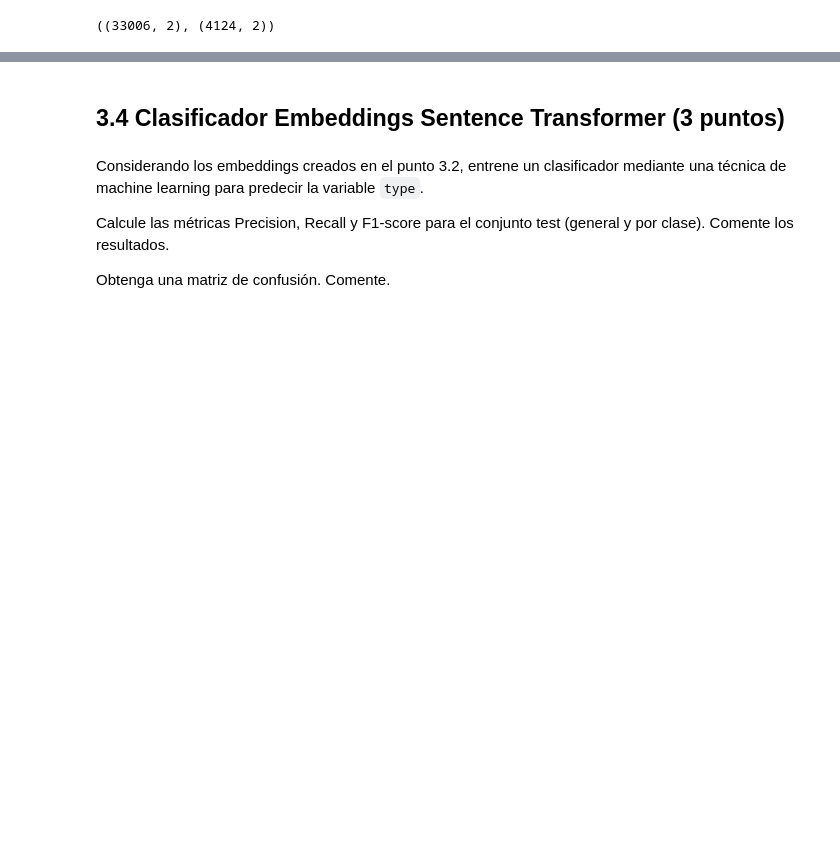
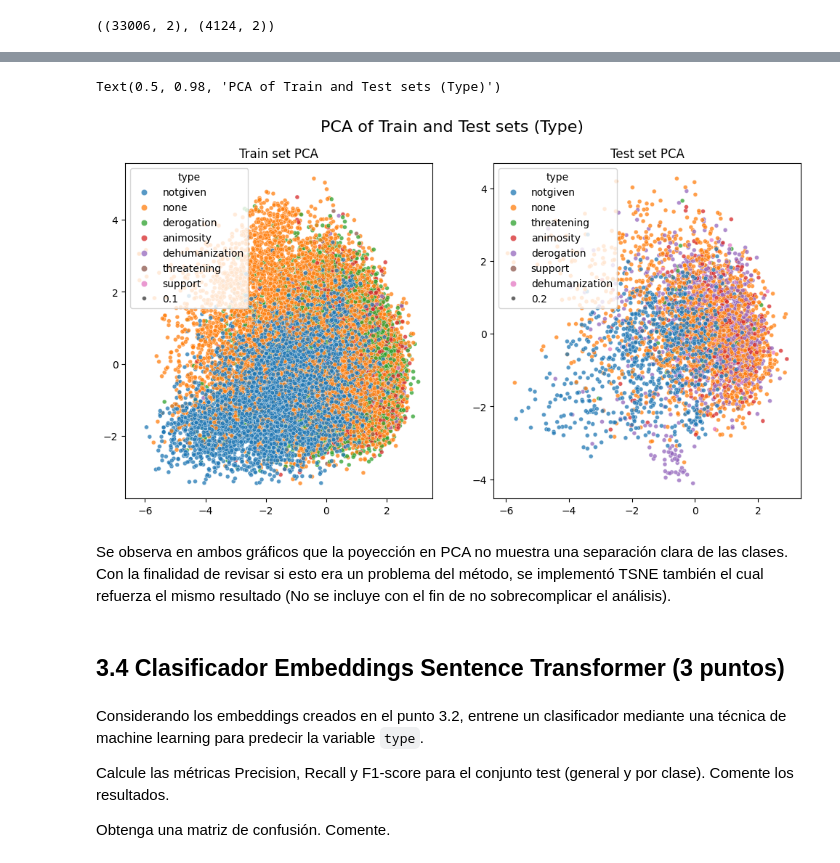
Before and after one commit to Larraguibel/NLP-projects, a Jupyter notebook: Tarea-2/P3_T2.ipynb, the cells around one changed output, grey strips where cells are left out. Saved outputs shown, nothing was run; the diff lists cells and outputs as text; code cells hidden in the pictures; blank space fills up the shorter version.

```diff
--- a/Tarea-2/P3_T2.ipynb
+++ b/Tarea-2/P3_T2.ipynb
@@ -494,3 +492,15 @@ Text(0.5, 1.0, 'Test set PCA')
+# %%
+fig, ax = plt.subplots(1, 2, figsize=(12, 6))
+sns.scatterplot(x=pca_train[:, 0], y=pca_train[:, 1], hue=df_train['type'], ax=ax[0], alpha=.75, size=0.1)
+sns.scatterplot(x=pca_test[:, 0], y=pca_test[:, 1], hue=df_test['type'], ax=ax[1], alpha=.75, size=.2)
+ax[0].set_title('Train set PCA')
+ax[1].set_title('Test set PCA')
+fig.suptitle('PCA of Train and Test sets (Type)', fontsize=16)
+# %% [output]
+Text(0.5, 0.98, 'PCA of Train and Test sets (Type)')
+[figure, added]
+# %% [markdown]
+Se observa en ambos gráficos que la poyección en PCA no muestra una separación clara de las clases. Con la finalidad de revisar si esto era un problema del método, se implementó TSNE también el cual refuerza el mismo resultado (No se incluye con el fin de no sobrecomplicar el análisis).
 # %% [markdown]
 ## 3.4 Clasificador Embeddings Sentence Transformer (3 puntos)
 # %% [markdown]
```
Also changed, not shown: parts of 8 cells of this notebook.
